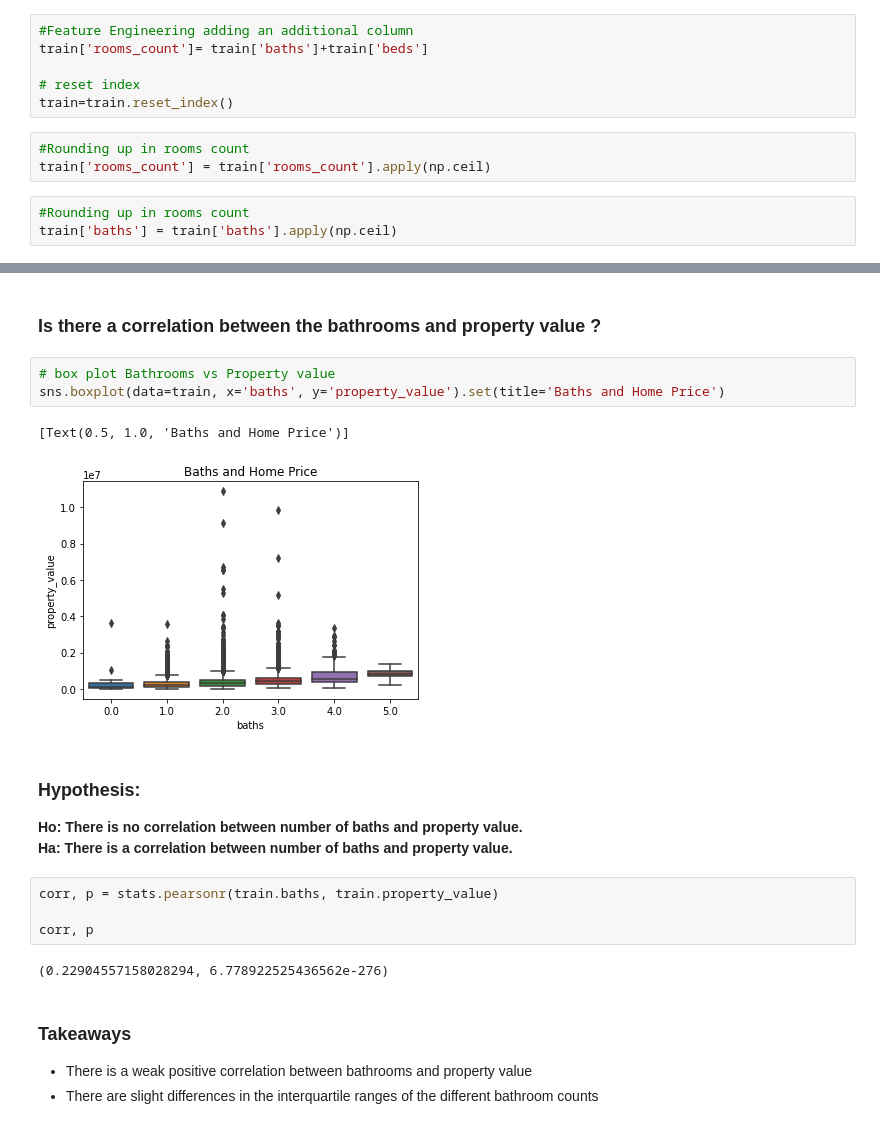
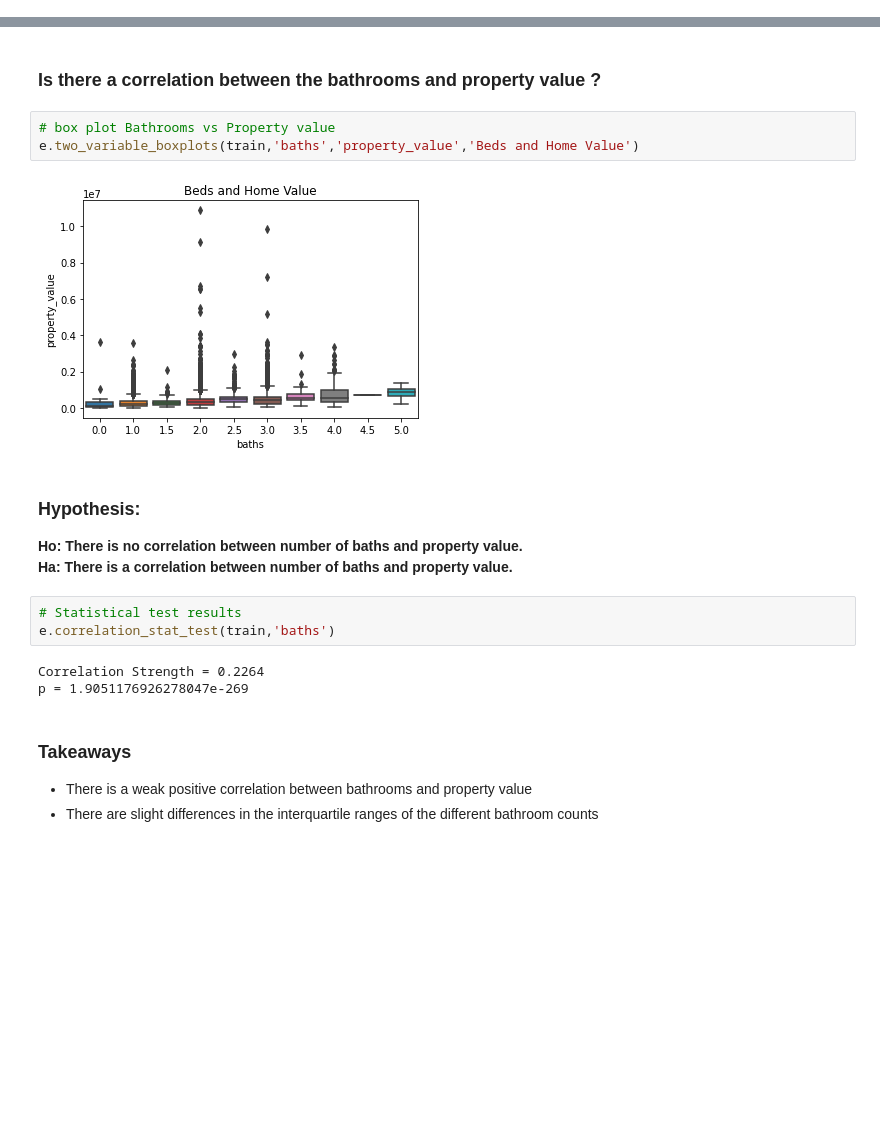
Before and after one commit to allantestaten/regression-project, a Jupyter notebook: final_project_notebook.ipynb, the cells around one changed output, grey strips where cells are left out. Saved outputs shown, nothing was run; the diff lists cells and outputs as text; blank space fills up the shorter version.

```diff
--- a/final_project_notebook.ipynb
+++ b/final_project_notebook.ipynb
@@ -73,14 +73,2 @@ train.describe()
 # %% [markdown]
 # Exploration of Data
-# %%
-#Feature Engineering adding an additional column
-train['rooms_count']= train['baths']+train['beds']
-
-# reset index
-train=train.reset_index()
-# %%
-#Rounding up in rooms count
-train['rooms_count'] = train['rooms_count'].apply(np.ceil)
-# %%
-#Rounding up in rooms count
-train['baths'] = train['baths'].apply(np.ceil)
@@ -260,21 +195,20 @@ corr, p
 ### Is there a correlation between the bathrooms  and property value ?
 # %%
 # box plot Bathrooms vs Property value
-sns.boxplot(data=train, x='baths', y='property_value').set(title='Baths and Home Price')
+e.two_variable_boxplots(train,'baths','property_value','Beds and Home Value')
 # %% [output]
-[Text(0.5, 1.0, 'Baths and Home Price')]
-[figure, old version]
+[figure, new version]
 # %% [markdown]
 ### Hypothesis:
 
 **Ho: There is no correlation between number of baths and property value.**<br>
 **Ha: There is a correlation between number of baths and property value.**
 # %%
-corr, p = stats.pearsonr(train.baths, train.property_value)
-
-corr, p
+# Statistical test results
+e.correlation_stat_test(train,'baths')
 # %% [output]
-(0.22904557158028294, 6.778922525436562e-276)
+Correlation Strength = 0.2264
+p = 1.9051176926278047e-269
 # %% [markdown]
 ### Takeaways
 
```
Also changed, not shown: parts of 33 cells of this notebook.
